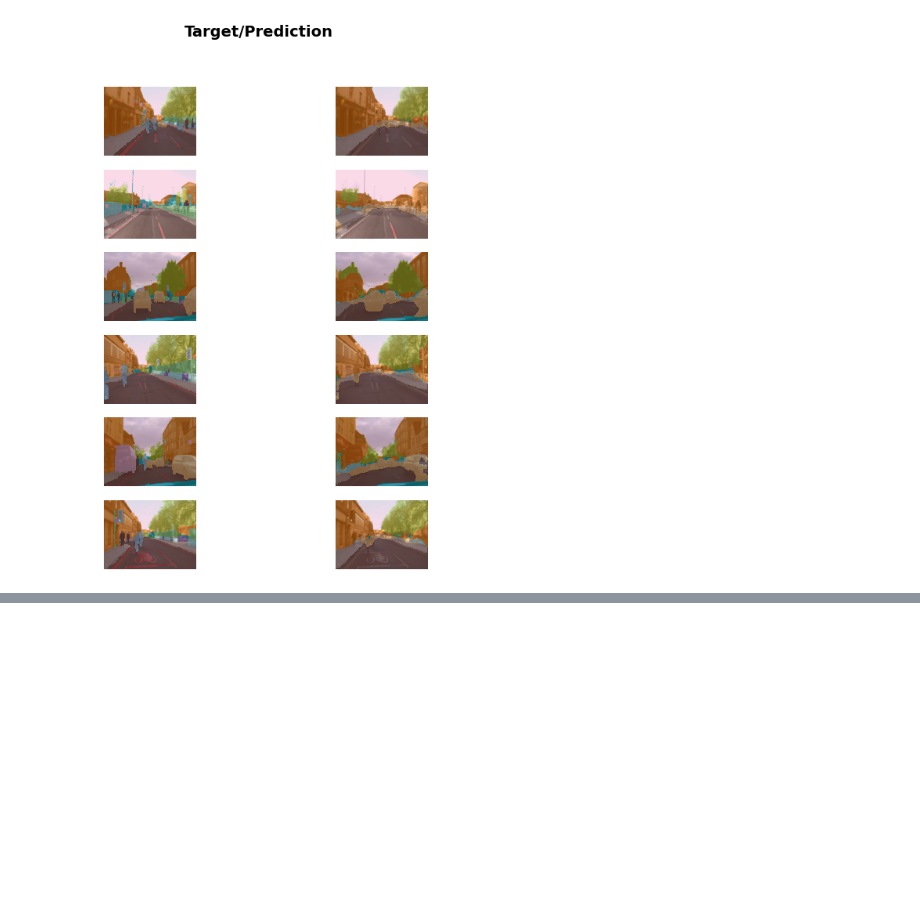
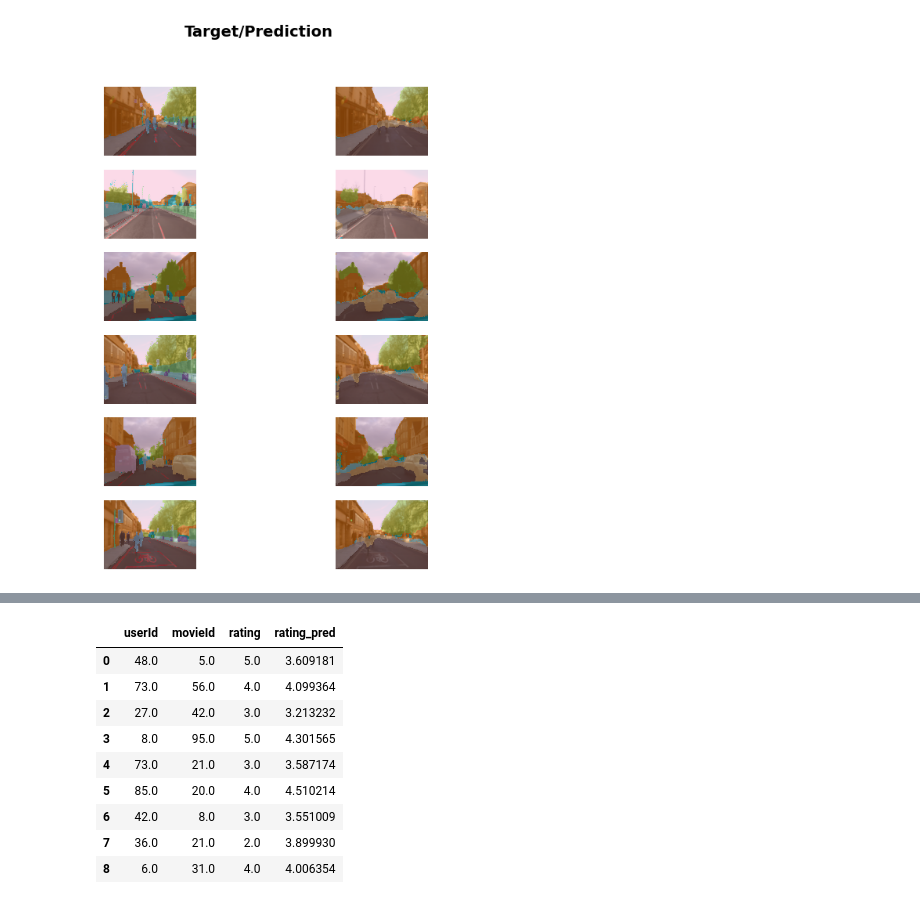
Before and after one commit to mendhak/fastai_lessons, a Jupyter notebook: 001_bird_or_not.ipynb, the cells around one changed output, grey strips where cells are left out. Drawn from its saved outputs; the diff is of its cells as text; code cells hidden in the pictures; blank space fills up the shorter version.

Commit message:
Salary learner and collaborative learning

```diff
--- a/001_bird_or_not.ipynb
+++ b/001_bird_or_not.ipynb
@@ -184,0 +210,6 @@ learn.show_results(max_n=6, figsize=(7,8))
+# %%
+from fastai.collab import *
+path = untar_data(URLs.ML_SAMPLE)
+dls = CollabDataLoaders.from_csv(path/'ratings.csv')
+learn = collab_learner(dls, y_range=(0.5,5.5))
+learn.fine_tune(10)
@@ -184,0 +228,3 @@ learn.show_results(max_n=6, figsize=(7,8))
+# %%
+learn.show_results()
+# %% [output]
@@ -184,0 +232,10 @@ learn.show_results(max_n=6, figsize=(7,8))
+|  | userId | movieId | rating | rating_pred |
+| 0 | 48.0 | 5.0 | 5.0 | 3.609181 |
+| 1 | 73.0 | 56.0 | 4.0 | 4.099364 |
+| 2 | 27.0 | 42.0 | 3.0 | 3.213232 |
+| 3 | 8.0 | 95.0 | 5.0 | 4.301565 |
+| 4 | 73.0 | 21.0 | 3.0 | 3.587174 |
+| 5 | 85.0 | 20.0 | 4.0 | 4.510214 |
+| 6 | 42.0 | 8.0 | 3.0 | 3.551009 |
+| 7 | 36.0 | 21.0 | 2.0 | 3.899930 |
+| 8 | 6.0 | 31.0 | 4.0 | 4.006354 |
```
Also changed, not shown: parts of 5 cells of this notebook.
